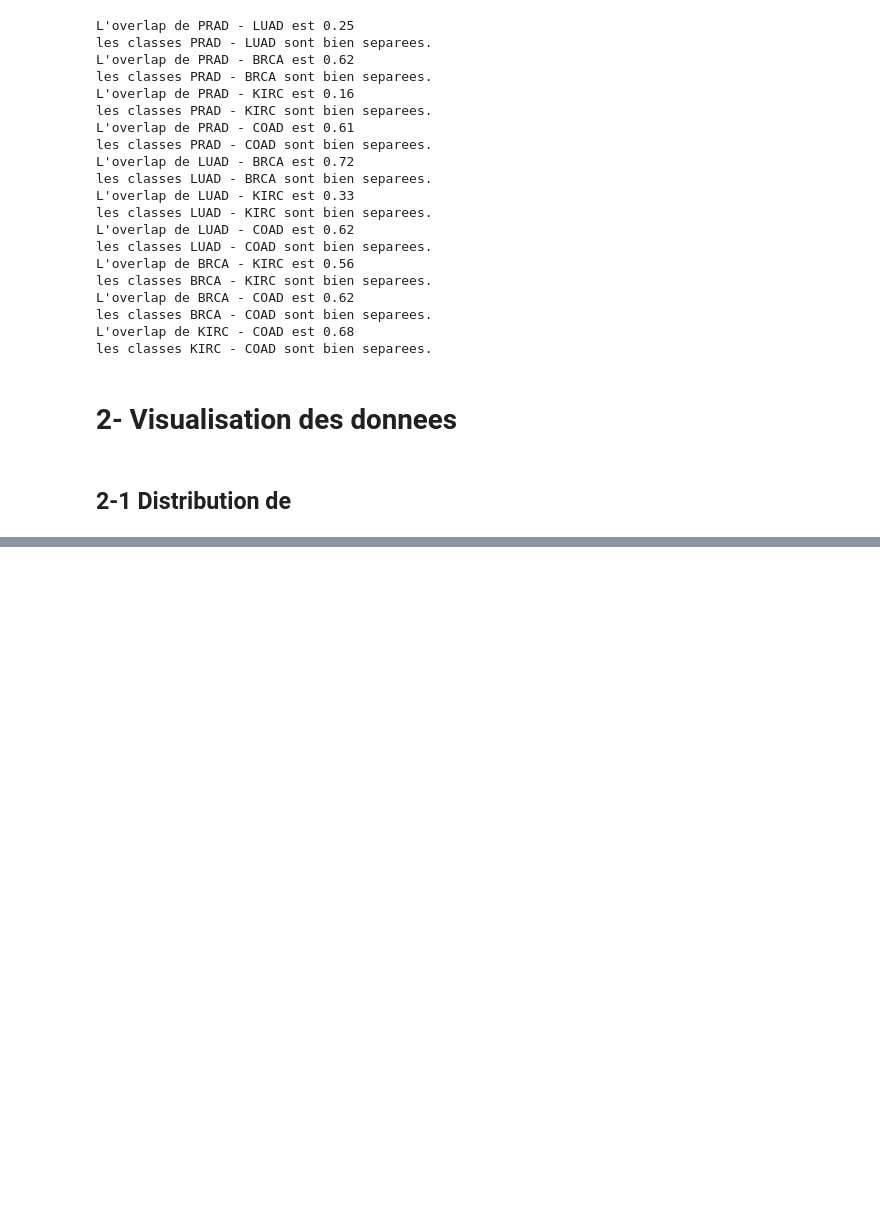
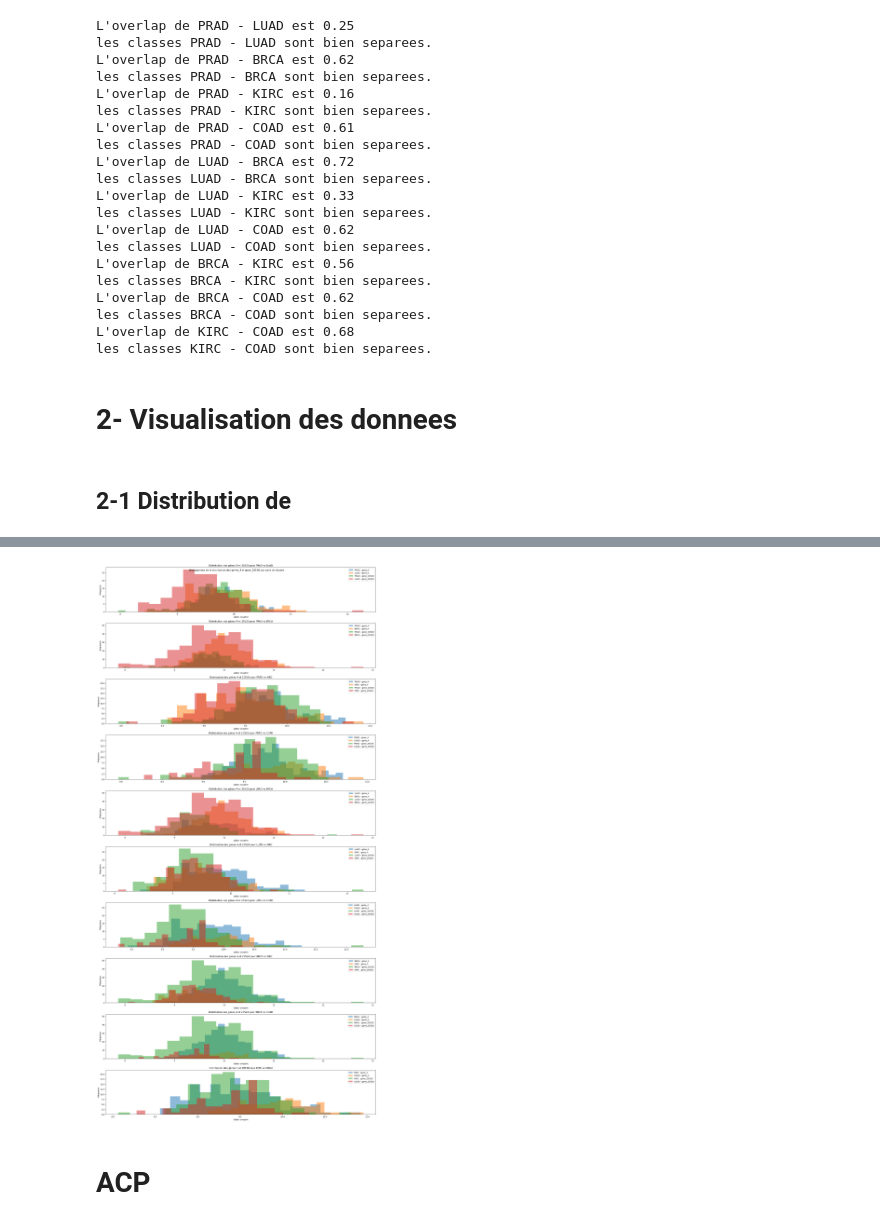
Before and after one commit to AmadouSelleNdiaye/Comprehension-et-visualisation-des-donnees, a Jupyter notebook: TP1_Code_NDIAYE_ALABANI.ipynb, the cells around one changed output, grey strips where cells are left out. Cells and saved outputs as stored; diff of their text form; code cells hidden in the pictures; blank space fills up the shorter version.

```diff
--- a/TP1_Code_NDIAYE_ALABANI.ipynb
+++ b/TP1_Code_NDIAYE_ALABANI.ipynb
@@ -519,0 +537,37 @@ plt.show()
+# %%
+#Histogramme
+fig,axs = plt.subplots(10, 1, figsize=(20, 40))
+
+axs=axs.flatten()
+
+indx=0
+for i,j in itertools.combinations(liste_classe, 2):
+
+    if indx<10:
+        data = df_filtree[(df_filtree['Class'] == i) | (df_filtree['Class'] == j)]
+
+        # Histogramme pour gene_4
+        axs[indx].hist(data[data['Class'] == i]['gene_4'], bins=20, alpha=0.5, label=f"{i} - gene_4")
+        axs[indx].hist(data[data['Class'] == j]['gene_4'], bins=20, alpha=0.5, label=f"{j} - gene_4")
+
+        # Histogramme pour gene_20528
+        axs[indx].hist(data[data['Class'] == i]['gene_20528'], bins=20, alpha=0.5, label=f"{i} - gene_20528")
+        axs[indx].hist(data[data['Class'] == j]['gene_20528'], bins=20, alpha=0.5, label=f"{j} - gene_20528")
+
+        axs[indx].set_title(f"Distribution des gènes 4 et 20528 pour {i} vs {j}")
+        axs[indx].legend()
+        axs[indx].set_xlabel("Valeur du gène")
+        axs[indx].set_ylabel("Fréquence")
+
+        indx+=1
+    else:
+        break
+
+
+plt.suptitle("Histogramme de la distribution des genes_4 et gene_20528 par paire de classes")
+plt.tight_layout()
+plt.show()
+# %% [output]
+[figure, added]
+# %% [markdown]
+# ACP
```
Also changed, not shown: parts of 16 cells of this notebook.
